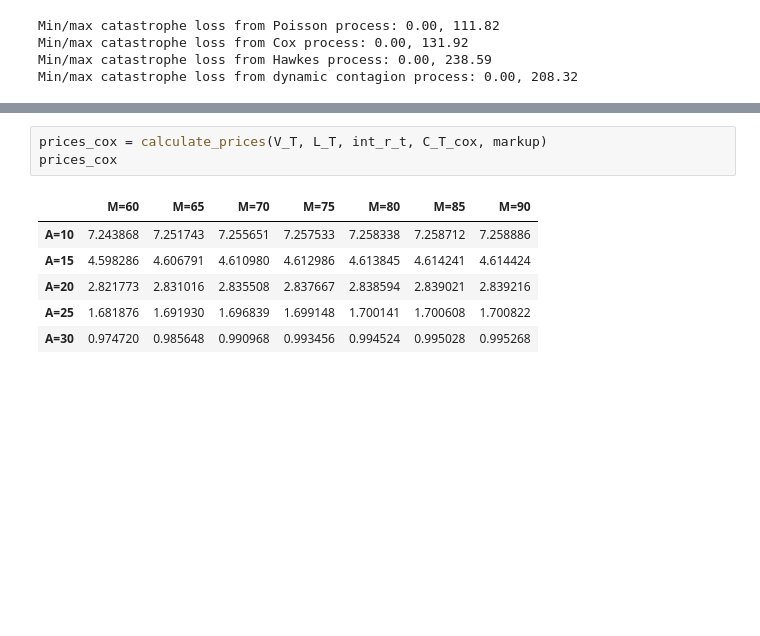
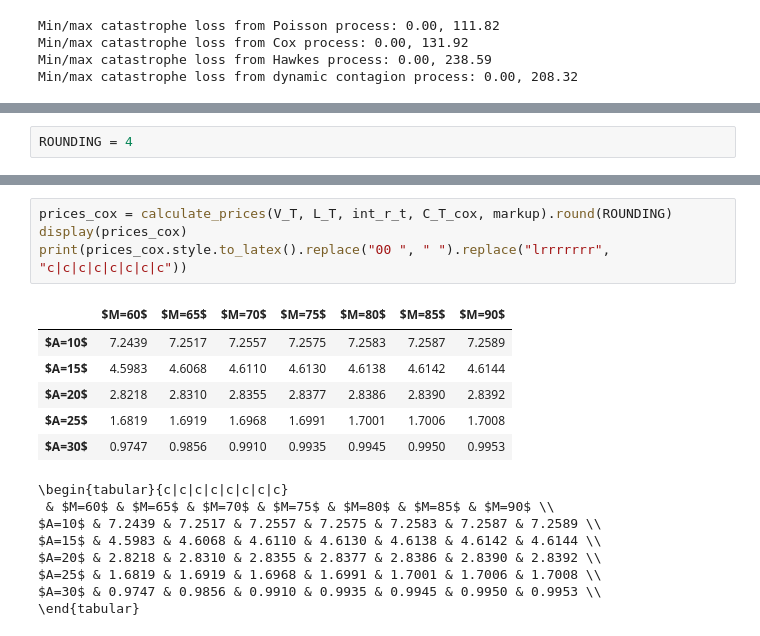
Before and after one commit to Pat-Laub/catastrophe-reinsurance-pricing-compound-point-process, a Jupyter notebook: notebooks/test_reinsurance.ipynb, the cells around one changed output, grey strips where cells are left out. Saved outputs shown, nothing was run; the diff lists cells and outputs as text; blank space fills up the shorter version.

```diff
--- a/notebooks/test_reinsurance.ipynb
+++ b/notebooks/test_reinsurance.ipynb
@@ -235 +247,3 @@ plot_num_cats(num_cats_poisson, num_cats_cox, num_cats_hawkes, num_cats_dcp)
+# %%
+ROUNDING = 4
 # %%
@@ -245,11 +268,20 @@ prices_poisson
 # %%
-prices_cox = calculate_prices(V_T, L_T, int_r_t, C_T_cox, markup)
-prices_cox
+prices_cox = calculate_prices(V_T, L_T, int_r_t, C_T_cox, markup).round(ROUNDING)
+display(prices_cox)
+print(prices_cox.style.to_latex().replace("00 ", " ").replace("lrrrrrrr", "c|c|c|c|c|c|c|c"))
 # %% [output]
-|  | M=60 | M=65 | M=70 | M=75 | M=80 | M=85 | M=90 |
-| A=10 | 7.243868 | 7.251743 | 7.255651 | 7.257533 | 7.258338 | 7.258712 | 7.258886 |
-| A=15 | 4.598286 | 4.606791 | 4.610980 | 4.612986 | 4.613845 | 4.614241 | 4.614424 |
-| A=20 | 2.821773 | 2.831016 | 2.835508 | 2.837667 | 2.838594 | 2.839021 | 2.839216 |
-| A=25 | 1.681876 | 1.691930 | 1.696839 | 1.699148 | 1.700141 | 1.700608 | 1.700822 |
-| A=30 | 0.974720 | 0.985648 | 0.990968 | 0.993456 | 0.994524 | 0.995028 | 0.995268 |
+|  | $M=60$ | $M=65$ | $M=70$ | $M=75$ | $M=80$ | $M=85$ | $M=90$ |
+| $A=10$ | 7.2439 | 7.2517 | 7.2557 | 7.2575 | 7.2583 | 7.2587 | 7.2589 |
+| $A=15$ | 4.5983 | 4.6068 | 4.6110 | 4.6130 | 4.6138 | 4.6142 | 4.6144 |
+| $A=20$ | 2.8218 | 2.8310 | 2.8355 | 2.8377 | 2.8386 | 2.8390 | 2.8392 |
+| $A=25$ | 1.6819 | 1.6919 | 1.6968 | 1.6991 | 1.7001 | 1.7006 | 1.7008 |
+| $A=30$ | 0.9747 | 0.9856 | 0.9910 | 0.9935 | 0.9945 | 0.9950 | 0.9953 |
+\begin{tabular}{c|c|c|c|c|c|c|c}
+ & $M=60$ & $M=65$ & $M=70$ & $M=75$ & $M=80$ & $M=85$ & $M=90$ \\
+$A=10$ & 7.2439 & 7.2517 & 7.2557 & 7.2575 & 7.2583 & 7.2587 & 7.2589 \\
+$A=15$ & 4.5983 & 4.6068 & 4.6110 & 4.6130 & 4.6138 & 4.6142 & 4.6144 \\
+$A=20$ & 2.8218 & 2.8310 & 2.8355 & 2.8377 & 2.8386 & 2.8390 & 2.8392 \\
+$A=25$ & 1.6819 & 1.6919 & 1.6968 & 1.6991 & 1.7001 & 1.7006 & 1.7008 \\
+$A=30$ & 0.9747 & 0.9856 & 0.9910 & 0.9935 & 0.9945 & 0.9950 & 0.9953 \\
+\end{tabular}
 # %%
```
Also changed, not shown: parts of 5 cells of this notebook, 3 other files.
